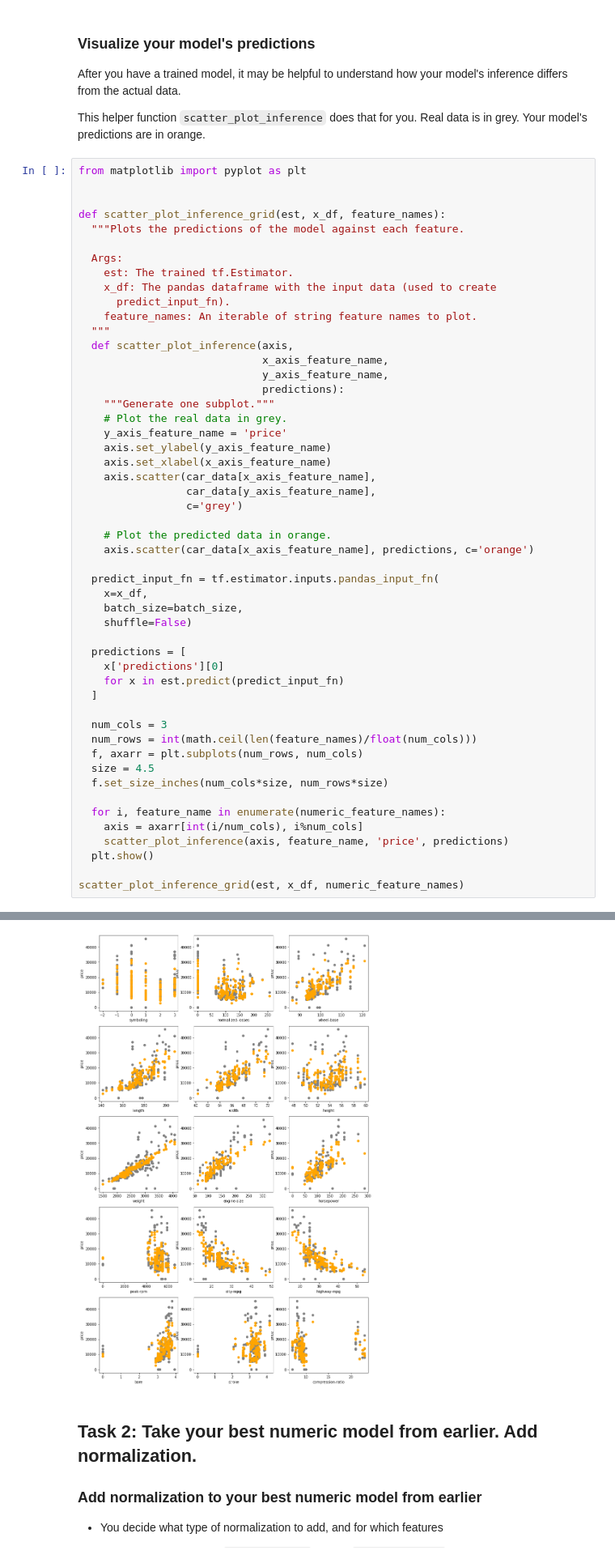
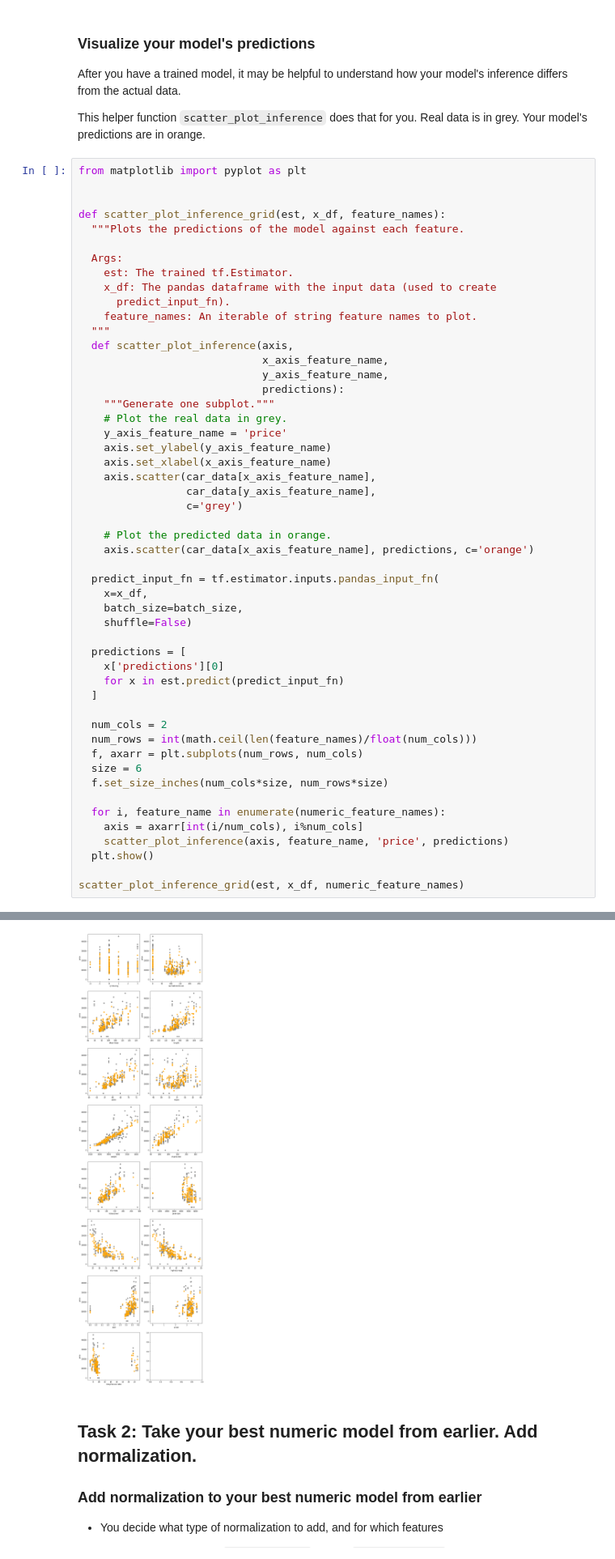
Before and after one commit to IanEdington/learn, a Jupyter notebook: machine-learning/ggl-mlcc/intro_to_modeling.ipynb, the cells around one changed output, grey strips where cells are left out. Shown at 81% size. Saved outputs shown, nothing was run; the diff lists cells and outputs as text.

```diff
--- a/machine-learning/ggl-mlcc/intro_to_modeling.ipynb
+++ b/machine-learning/ggl-mlcc/intro_to_modeling.ipynb
@@ -1055,10 +1055,10 @@ def scatter_plot_inference_grid(est, x_df, feature_names):
     for x in est.predict(predict_input_fn)
   ]
 
-  num_cols = 3
+  num_cols = 2
   num_rows = int(math.ceil(len(feature_names)/float(num_cols)))
   f, axarr = plt.subplots(num_rows, num_cols)
-  size = 4.5
+  size = 6
   f.set_size_inches(num_cols*size, num_rows*size)
 
   for i, feature_name in enumerate(numeric_feature_names):
@@ -1075,6 +1075,6 @@ INFO:tensorflow:Restoring parameters from /tmp/tmpa8arrbdq/model.ckpt-10000
 INFO:tensorflow:Running local_init_op.
 INFO:tensorflow:Done running local_init_op.
-[figure, old version]
+[figure, new version]
 # %% [markdown]
 ## Task 2: Take your best numeric model from earlier. Add normalization.
 
```
Also changed, not shown: parts of 39 cells of this notebook.
